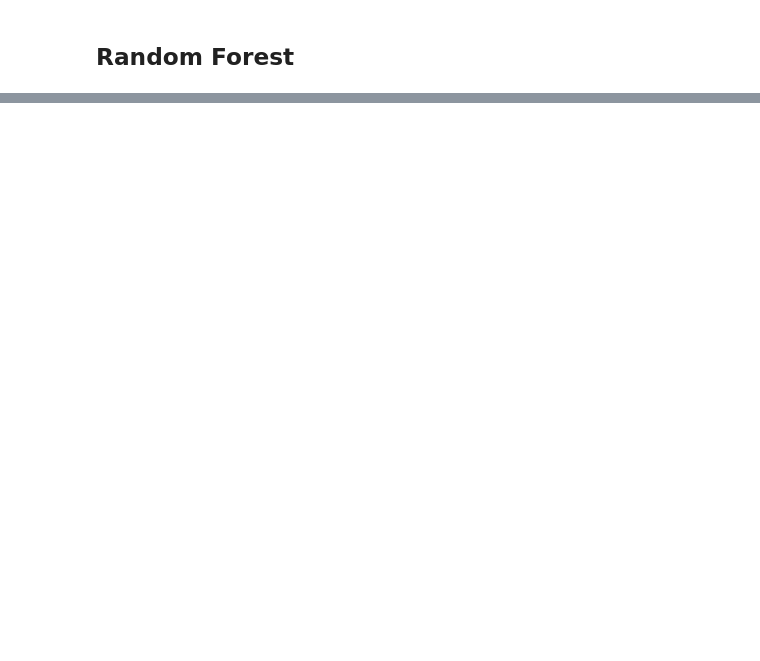
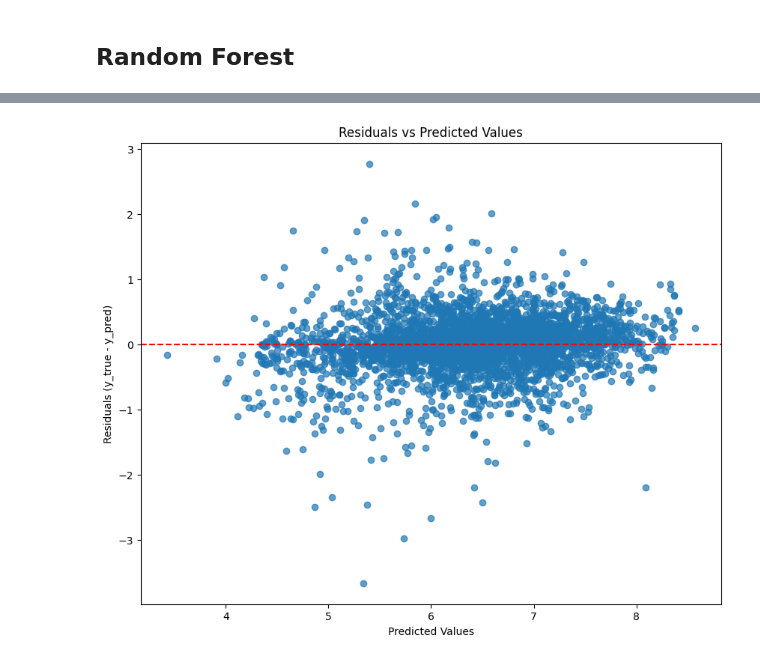
Before and after one commit to AlbertJojo2313/COP_Final_Project, a Jupyter notebook: notebooks/Model_Training.ipynb, the cells around one changed output, grey strips where cells are left out. Cells and saved outputs as stored; diff of their text form; code cells hidden in the pictures; blank space fills up the shorter version.

```diff
--- a/notebooks/Model_Training.ipynb
+++ b/notebooks/Model_Training.ipynb
@@ -175,2 +167,12 @@ plt.show()
 # %% [markdown]
 ## Random Forest
+# %%
+import pandas as pd
+
+#Load pre-split data
+train_df = pd.read_parquet("../data/splits/train.parquet")
+test_df = pd.read_parquet("../data/splits/test.parquet")
+
+#Separate features and target
+X_train, y_train = train_df.drop(columns=["rating"]), train_df["rating"]
+X_test, y_test = test_df.drop(columns=["rating"]), test_df["rating"]
@@ -176,0 +217,17 @@ plt.show()
+# %%
+study = optuna.create_study(direction='minimize')
+study.optimize(objective, n_trials=25)
+
+print(f"Best hyperparameters:{study.best_params}")
+print(f"Best value: {study.best_value}")
+
+
+best_rf_model = RandomForestRegressor(
+    **study.best_params,
+)
+
+best_rf_model.fit(X_train, y_train)
+y_pred = best_rf_model.predict(X_test)
+rmse = root_mean_squared_error(y_test, y_pred)
+
+print(f"Test Metrics RMSE: {rmse}  | R(squared): {r2_score(y_test, y_pred)}")
@@ -176,0 +255,17 @@ plt.show()
+# %%
+import numpy as np
+import matplotlib.pyplot as plt
+import scipy.stats as stats
+
+residuals = y_test - y_pred
+
+
+plt.figure(figsize=(10,8))
+plt.scatter(y_pred, residuals, alpha=.7)
+plt.axhline(0, color='red', linestyle='--')
+plt.xlabel("Predicted Values")
+plt.ylabel("Residuals (y_true - y_pred)")
+plt.title("Residuals vs Predicted Values")
+plt.show()
+# %% [output]
+[figure, added]
```
Also changed, not shown: parts of 9 cells of this notebook, 2 other files.
